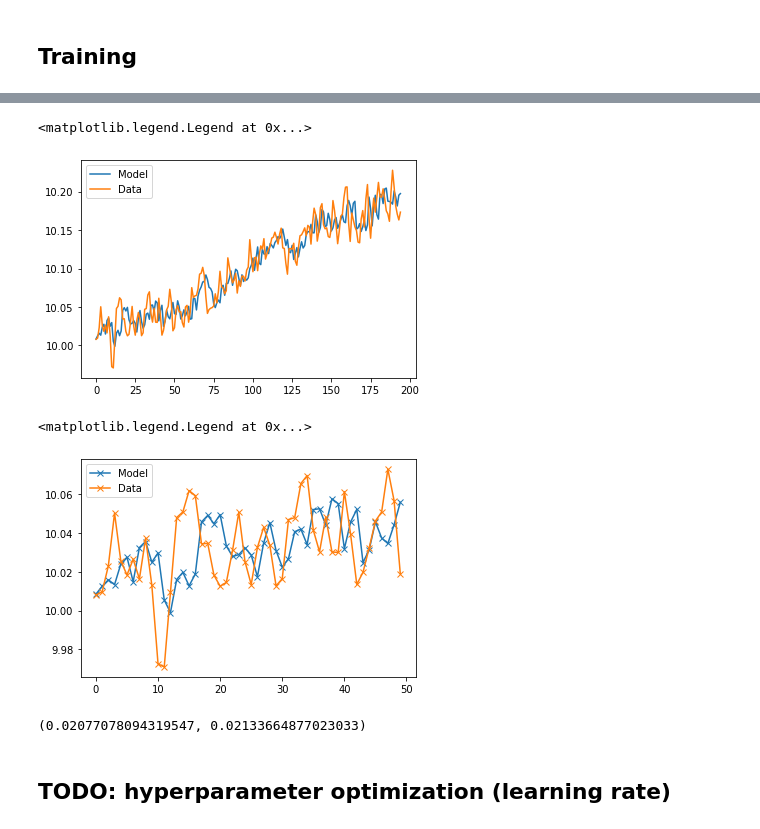
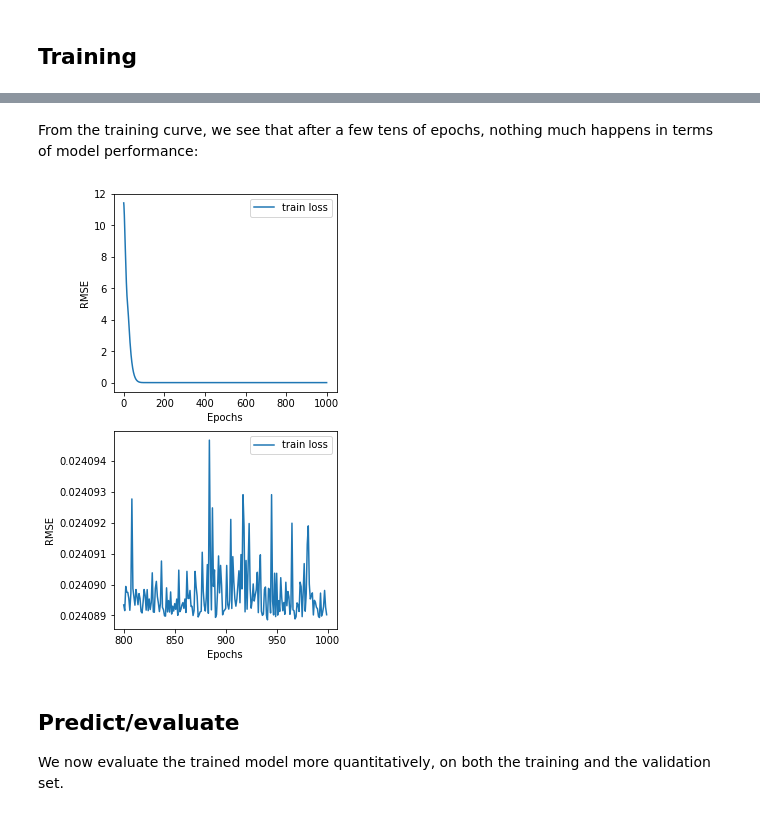
Before and after one commit to vivecalindahl/timeseries-prediction, a Jupyter notebook: timeseries-forecasting.ipynb, the cells around one changed output, grey strips where cells are left out. Saved outputs shown, nothing was run; the diff lists cells and outputs as text; code cells hidden in the pictures.

```diff
--- a/timeseries-forecasting.ipynb
+++ b/timeseries-forecasting.ipynb
@@ -493,7 +487,11 @@ Input, output:
 # %% [markdown]
 For training, the data is also shuffled and batched:
 # %%
-ds_times = make_dataset(times_train, window_size=window_size, shuffle_buffer_size=len(times_train), batch_size=32)
+# Config
+shuffle_buffer_size = len(times_train) # this gives perfect randomization
+batch_size = 32
+
+ds_times = make_dataset(times_train, window_size=window_size, shuffle_buffer_size=shuffle_buffer_size, batch_size=batch_size)
 print("Times:")
 for t in ds_times.take(5):
     # Print first sample in batch
@@ -517,7 +515,7 @@ First sample in batch:
 # %% [markdown]
 Of course, it's the data of those time indices that is used for training.
 # %%
-ds = make_dataset(x_train, window_size=window_size, shuffle_buffer_size=len(x_train), batch_size=32)
+ds = make_dataset(x_train, window_size=window_size, shuffle_buffer_size=shuffle_buffer_size, batch_size=batch_size)
 
 print("Input, output:")
 for t in ds.take(5):
@@ -645,4 +630,0 @@ plt.legend();
-# %%
-s = slice(150, None)
-plt.plot(rmse_hist[s], label='train loss')
-plt.legend();
@@ -690,23 +631,28 @@ assert yhat.shape == y.shape
-# %%
-start=0
-s = slice(start, None)
-plt.plot(yhat[s], '-', label='Model')
-plt.plot(y[s], '-', label='Data')
-plt.legend()
-# %% [output]
-<matplotlib.legend.Legend at 0x...>
-[figure, removed]
-# %%
-s = slice(start, 50)
-plt.plot(yhat[s], 'x-', label='Model')
-plt.plot(y[s], 'x-', label='Data')
-plt.legend()
-# %% [output]
-<matplotlib.legend.Legend at 0x...>
-[figure, removed]
-# %%
-rmse(y[:split], yhat[:split]), rmse(y[split:], yhat[split:])
-# %% [output]
-(0.02077078094319547, 0.02133664877023033)
-# %% [markdown]
-## TODO: hyperparameter optimization (learning rate)
+# %%
+def plot_rmse_history(history, tail=None):
+    rmse_hist = np.sqrt(history.history['loss'])
+    epochs = list(range(len(rmse_hist)))
+
+    fig, axes = plt.subplots(2, 1, figsize=(4, 4*2))
+    ax = axes[0]
+    ax.plot(epochs, rmse_hist, label='train loss')
+    ax.set_xlabel('Epochs')
+    ax.set_ylabel('RMSE')
+    ax.legend()
+
+    ax = axes[1]
+    tail = tail or len(rmse_hist//5)
+    s = slice(-tail, None)
+    ax.plot(epochs[s], rmse_hist[s], label='train loss')
+    ax.set_xlabel('Epochs')
+    ax.set_ylabel('RMSE')
+    ax.legend()
+# %% [markdown]
+From the training curve, we see that after a few tens of epochs, nothing much happens in terms of model performance:
+# %%
+plot_rmse_history(history)
+# %% [output]
+[figure, added]
+# %% [markdown]
+## Predict/evaluate
+We now evaluate the trained model more quantitatively, on both the training and the validation set.
```
Also changed, not shown: parts of 78 cells of this notebook.
